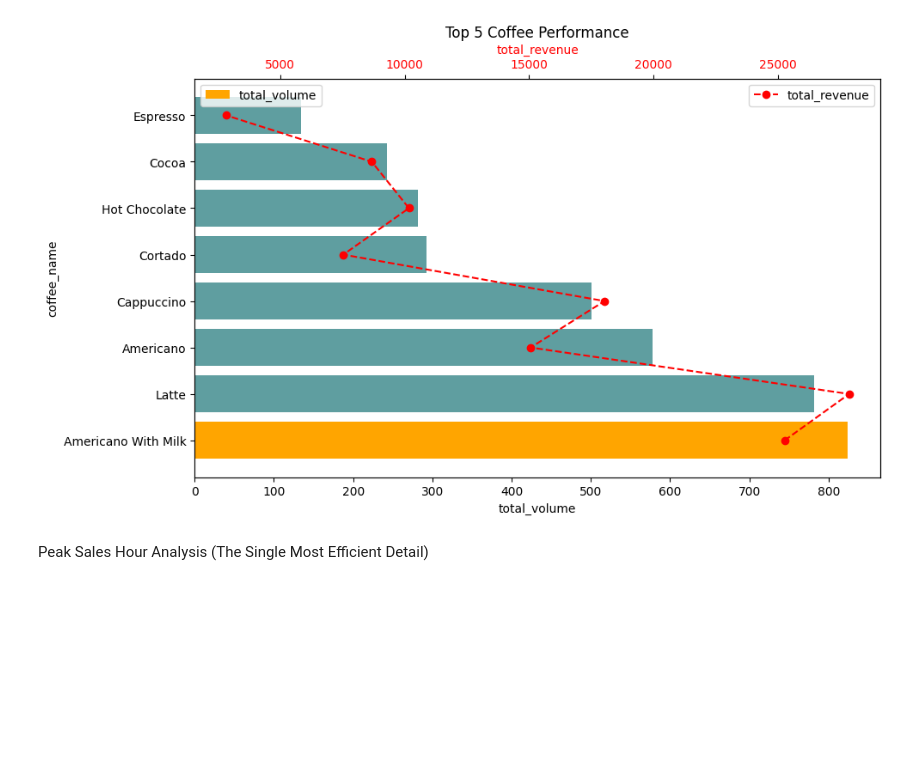
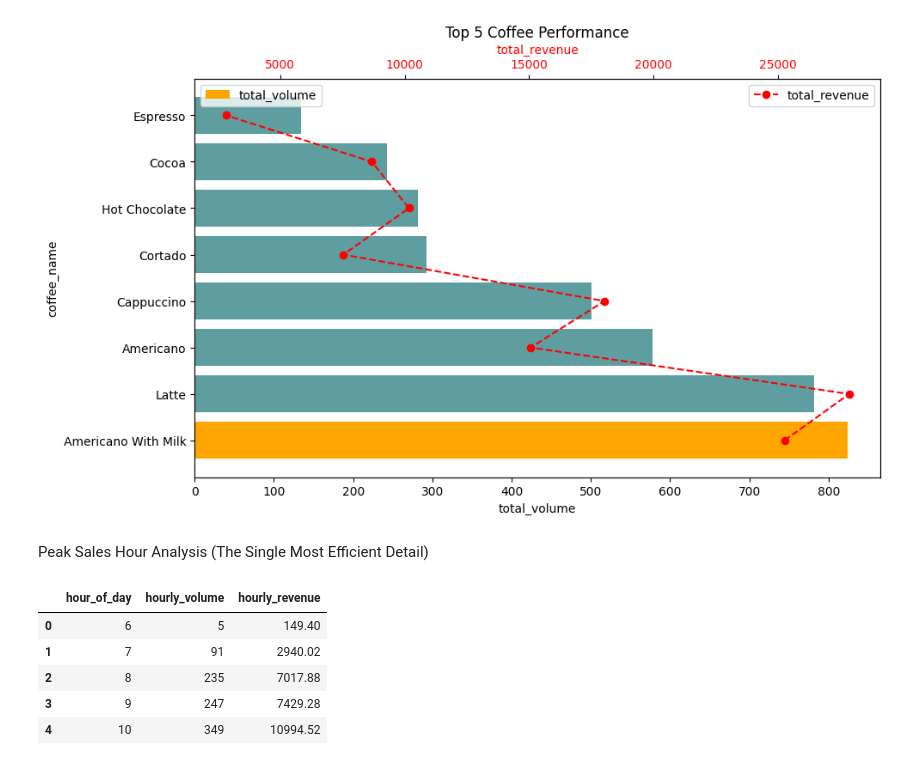
Before and after one commit to asangikak/kaggle, a Jupyter notebook: coffee-sales-eda.ipynb, the cells around one changed output. Saved outputs shown, nothing was run; the diff lists cells and outputs as text; code cells hidden in the pictures; blank space fills up the shorter version.

```diff
--- a/coffee-sales-eda.ipynb
+++ b/coffee-sales-eda.ipynb
@@ -322,3 +322,12 @@ plt.show()
 [figure]
 # %% [markdown]
 Peak Sales Hour Analysis (The Single Most Efficient Detail)
+# %%
+hourly_trend.head()
+# %% [output]
+|  | hour_of_day | hourly_volume | hourly_revenue |
+| 0 | 6 | 5 | 149.40 |
+| 1 | 7 | 91 | 2940.02 |
+| 2 | 8 | 235 | 7017.88 |
+| 3 | 9 | 247 | 7429.28 |
+| 4 | 10 | 349 | 10994.52 |
```
Also changed, not shown: parts of 4 cells of this notebook.
